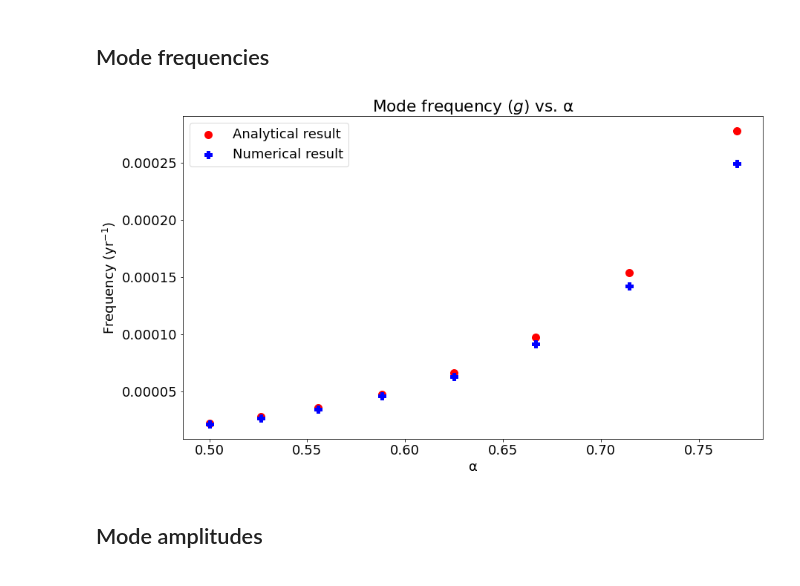
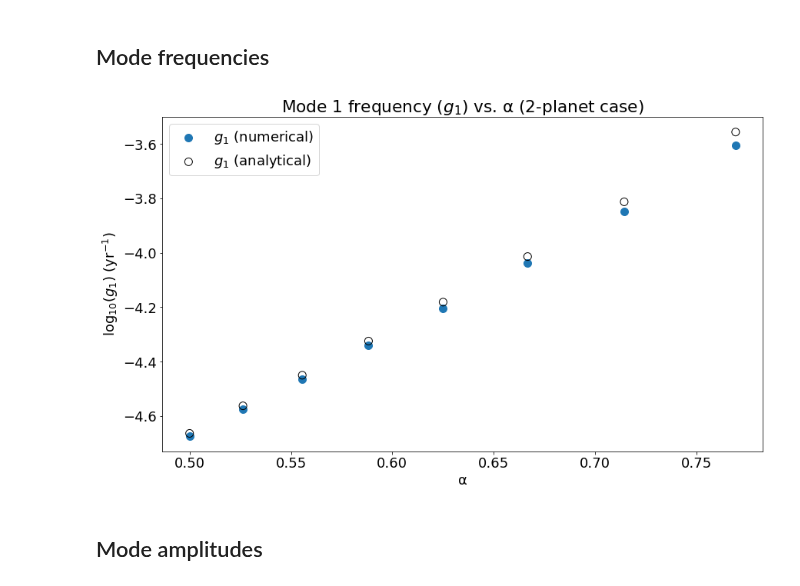
Before and after one commit to Jupiter1994/inc-dynamics, a Jupyter notebook: two_planet/mode_freqs_and_amps.ipynb, the cells around one changed output. Cells and saved outputs as stored; diff of their text form; code cells hidden in the pictures.

```diff
--- a/two_planet/mode_freqs_and_amps.ipynb
+++ b/two_planet/mode_freqs_and_amps.ipynb
@@ -44,19 +44,22 @@ v1_C_an = np.asarray([2.59209608,2.63099399,2.6770972,2.72067589,\
 # %%
 fig = plt.figure(figsize=(14,8))
 fig.patch.set_facecolor('white')
 
-plt.scatter(alphas, omegas_an, s=100, color='red', marker='o', label='Analytical result')
-plt.scatter(alphas, omegas_num, s=100, color='blue', marker='P', label='Numerical result')
+plt.scatter(alphas, np.log10(omegas_num), s=100, \
+            marker='o', label='$g_1$ (numerical)')
+plt.scatter(alphas, np.log10(omegas_an), s=100, facecolors='none', \
+            edgecolors='black', label='$g_1$ (analytical)')
+
 
 plt.xlabel('α')
-plt.ylabel('Frequency (yr$^{-1}$)')
-plt.title('Mode frequency ($g$) vs. α')
+plt.ylabel('$\log_{10}(g_1)$ (yr$^{-1}$)')
+plt.title('Mode 1 frequency ($g_1$) vs. α (2-planet case)')
 plt.legend()
 
 fig_path = "Figures/2p_mode_freq.png"
 plt.savefig(fig_path, bbox_inches='tight')
 plt.show()
 # %% [output]
-[figure, old version]
+[figure, new version]
 # %% [markdown]
 ## Mode amplitudes
```
Also changed, not shown: parts of 9 cells of this notebook, 12 other files.
